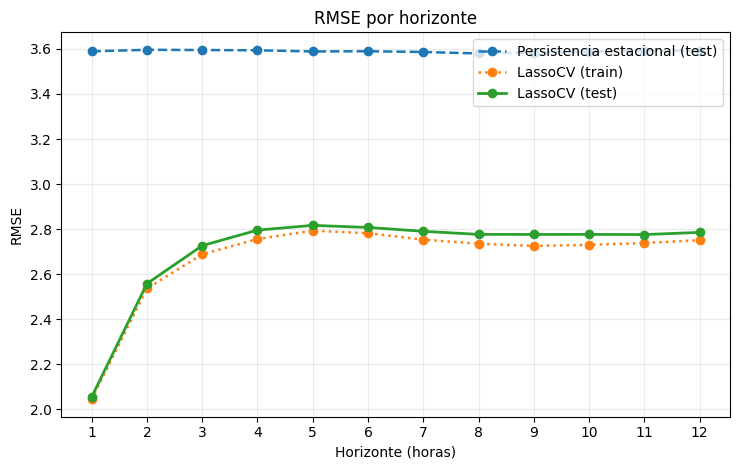
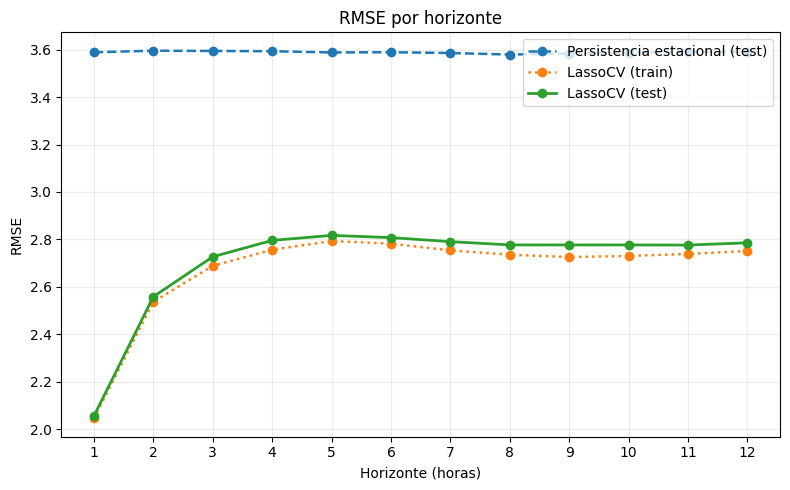
Unified diff of the notebook cell whose output changed from the first chart to the second:
--- before
+++ after
@@ -1,3 +1,3 @@
-fig, axes = plt.subplots(figsize=(7.5, 4.8))
+fig, axes = plt.subplots(figsize=(8, 5))
 
 horizontes = range(1, HORIZONTE + 1)

Commit: Agregar explicacion seleccion modelo y resultados